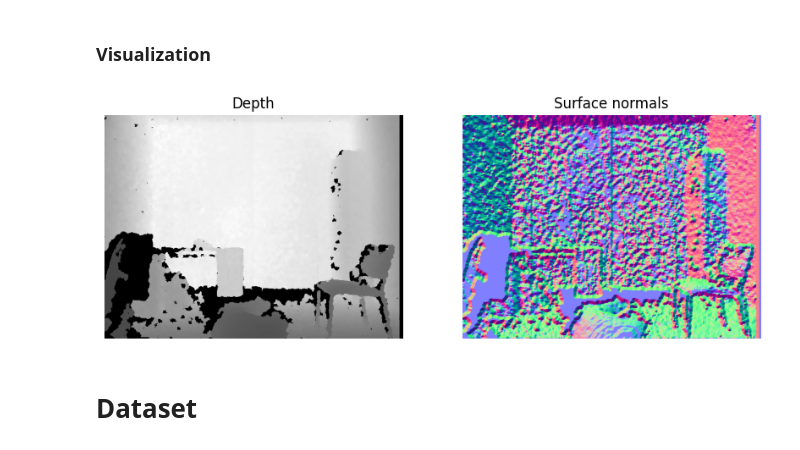
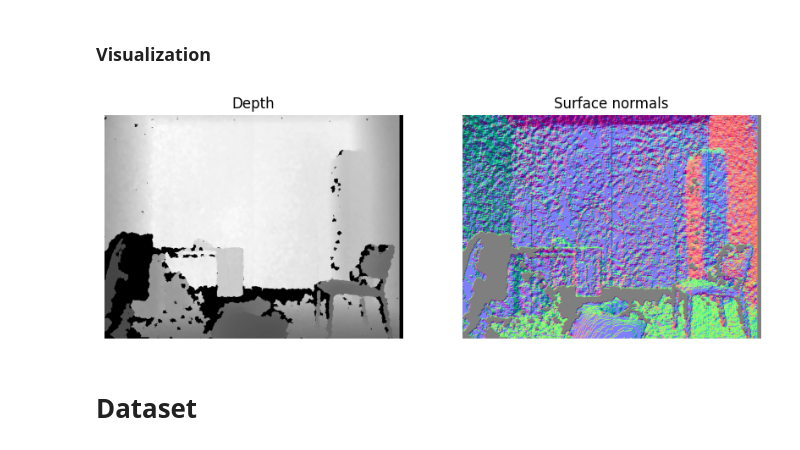
Before and after one commit to Ilvondir/ur-fall-depth-map-processing-methods-comparison, a Jupyter notebook: 0002_processing_depth_maps/03_surfaces_normals.ipynb, the cells around one changed output. Drawn from its saved outputs; the diff is of its cells as text; code cells hidden in the pictures.

Commit message:
normals computing method updated

```diff
--- a/0002_processing_depth_maps/03_surfaces_normals.ipynb
+++ b/0002_processing_depth_maps/03_surfaces_normals.ipynb
@@ -36,48 +31,57 @@ def seed_worker(worker_id):
 # %% [markdown]
 ### Visualization
 # %%
-def depth_to_normals(depth):
+def depth_to_normals_3d(depth):
+    h, w = depth.shape
     depth = depth.astype(np.float32)
-    depth = cv2.GaussianBlur(depth, (5, 5), 0)
 
-    dzdx = cv2.Sobel(depth, cv2.CV_32F, 1, 0, ksize=3)
-    dzdy = cv2.Sobel(depth, cv2.CV_32F, 0, 1, ksize=3)
+    fx = w
+    fy = w
+    cx = w / 2
+    cy = h / 2
 
-    nx = -dzdx
-    ny = -dzdy
-    nz = np.ones_like(depth)
+    u, v = np.meshgrid(np.arange(w), np.arange(h))
 
-    normals = np.dstack((nx, ny, nz))
-    normals /= np.linalg.norm(normals, axis=2, keepdims=True) + 1e-8
+    x = (u - cx) * depth / fx
+    y = (v - cy) * depth / fy
+    z = depth
+
+    points = np.stack((x, y, z), axis=-1)
+    dy, dx = np.gradient(points, axis=(0, 1))
+
+    normals = np.cross(dx, dy)
+
+    norm = np.linalg.norm(normals, axis=2, keepdims=True)
+    normals /= (norm + 1e-8)
 
     normals_rgb = ((normals + 1) * 0.5 * 255).astype(np.uint8)
     return normals_rgb
 # %%
 label = 'fall' # fall, adl
 sequence_number = random.randint(0, 40 if label == 'adl' else 30) + 1
 selected_video = Path(f'../datasets/{label}/sequence-{sequence_number:02}')
 
 frames = sorted(selected_video.glob('*.png'))
 
 for frame_path in frames:
     depth = cv2.imread(str(frame_path), cv2.IMREAD_GRAYSCALE)
-    normals = depth_to_normals(depth)
+    normals = depth_to_normals_3d(depth)
 
     clear_output(wait=True)
     plt.figure(figsize=(10, 4))
 
     plt.subplot(1, 2, 1)
     plt.imshow(depth, cmap='gray')
     plt.title("Depth")
     plt.axis("off")
 
     plt.subplot(1, 2, 2)
     plt.imshow(normals)
     plt.title("Surface normals")
     plt.axis("off")
 
     plt.show()
 # %% [output]
-[figure, old version]
+[figure, new version]
 # %% [markdown]
 # Dataset
```
Also changed, not shown: parts of 6 cells of this notebook, 3 other files.
